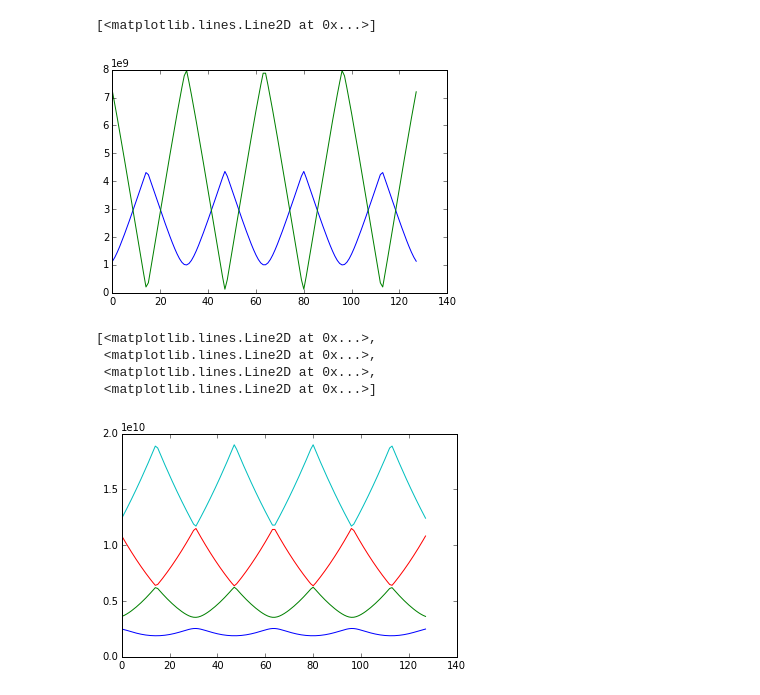
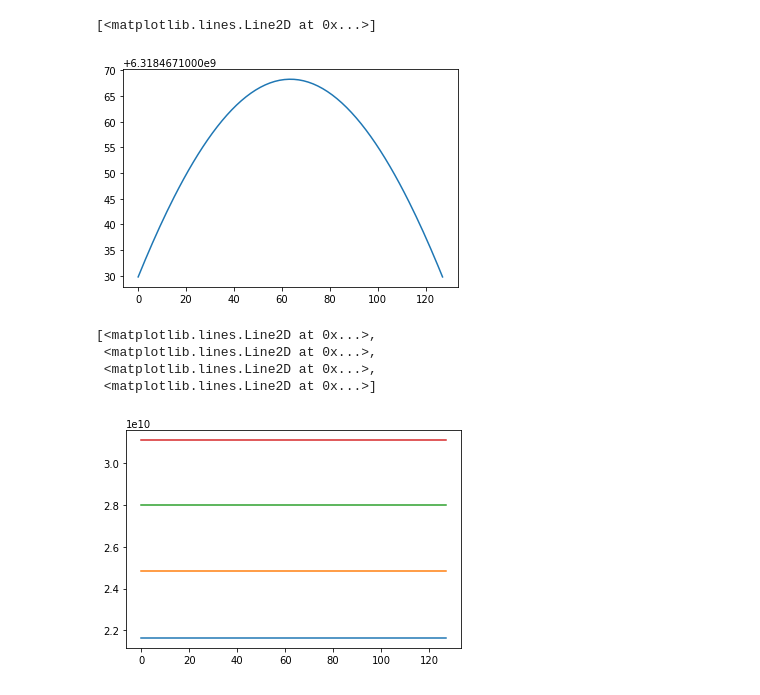
Before and after one commit to ooovector/QCircuit, a Jupyter notebook: Transmon.ipynb, the cells around one changed output. Drawn from its saved outputs; the diff is of its cells as text; code cells hidden in the pictures.

```diff
--- a/Transmon.ipynb
+++ b/Transmon.ipynb
@@ -33,22 +33,25 @@ voltage_steps = 128
 #energies = np.zeros((flux_steps,flux_steps,2), dtype=np.float)
 energies = np.zeros((voltage_steps,4), dtype=np.float)
 
-Ej = 1e9
-#Ec = 2*1.9e-19**2/5e-15/(2*np.pi*1.054e-34)
-Ec = 1e9*8
+Ej = 20e9
+Ec = 1.9e-19**2/100e-15/(2*2*np.pi*1.054e-34)
+# Ec = 1e9*8
 FQ3JJ.find_element('JJ1').set_critical_current(Ej)
 FQ3JJ.find_element('JJ2').set_critical_current(Ej)
-FQ3JJ.find_element('C').set_capacitance(2/Ec)
+FQ3JJ.find_element('C').set_capacitance(1/(8*Ec))
 phixH_value = np.pi*2/3
-
+# for ng_id, ng in enumerate(np.linspace(-2, 2, voltage_steps)):
+#     phi.create_grid(32, 1, centre_charge=ng)
 for UxE_id, UxE_value in enumerate(np.linspace(-2, 2, voltage_steps)/2*Ec):
 #for phix_id, phix_value in enumerate(np.linspace(-0.5*np.pi, 0.5*np.pi, flux_steps)):
     #for phix2_id, phix2_value in enumerate(np.linspace(-2*np.pi, 2*np.pi, flux_steps)):
     phixH.set_parameter(phixH_value, 0)
     phixE.set_parameter(0, UxE_value)
+#     phixE.set_parameter(0, 0)
         #phix2.set_parameter(phix2_value, 0)
     FQ3JJ.calculate_potentials()
     [eigenenergies, eigenfunctions] = FQ3JJ.diagonalize_phase(num_states=4)
     #energies[phix1_id, phix2_id, :] = eigenenergies
     energies[UxE_id, :] = eigenenergies
+#     energies[UxE_id, :] = eigenenergies
     #print('φx1_id: {0}, φx2_id: {1}, gap: {2}'.format(phix1_id, phix2_id, eigenenergies[1]-eigenenergies[0]))
@@ -61,10 +71,10 @@ array([[  4.00000000e+09,  -0.00000000e+00,   1.00000000e+00],
 # %%
 plt.plot((energies[:,1]-energies[:,0]))
-plt.plot((energies[:,2]-energies[:,1]))
+# plt.plot((energies[:,2]-energies[:,1]))
 #plt.plot((energies[:,3]-energies[:,2]))
 # %% [output]
 [<matplotlib.lines.Line2D at 0x...>]
-[figure, old version]
+[figure, new version]
 # %%
 plt.plot(energies)
 # %% [output]
@@ -72,4 +82,4 @@ plt.plot(energies)
  <matplotlib.lines.Line2D at 0x...>,
  <matplotlib.lines.Line2D at 0x...>,
  <matplotlib.lines.Line2D at 0x...>]
-[figure, old version]
+[figure, new version]
```
Also changed, not shown: parts of 7 cells of this notebook, 1 other file.
